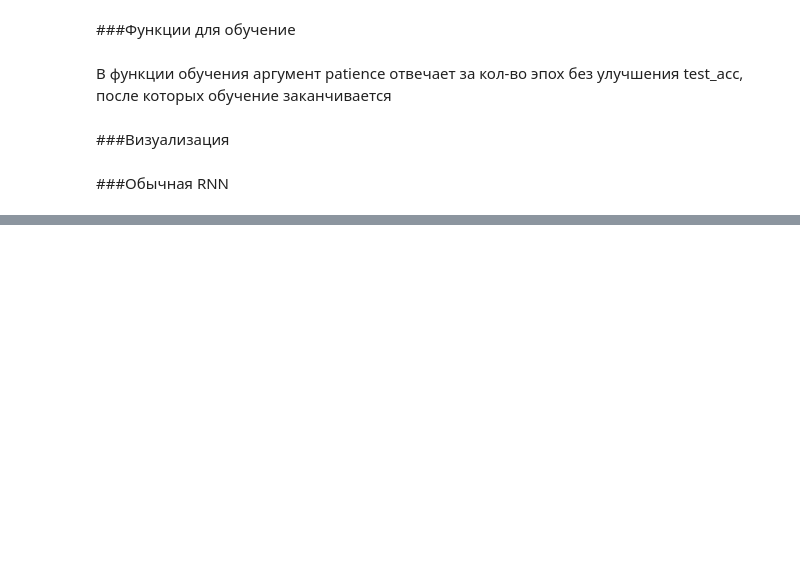
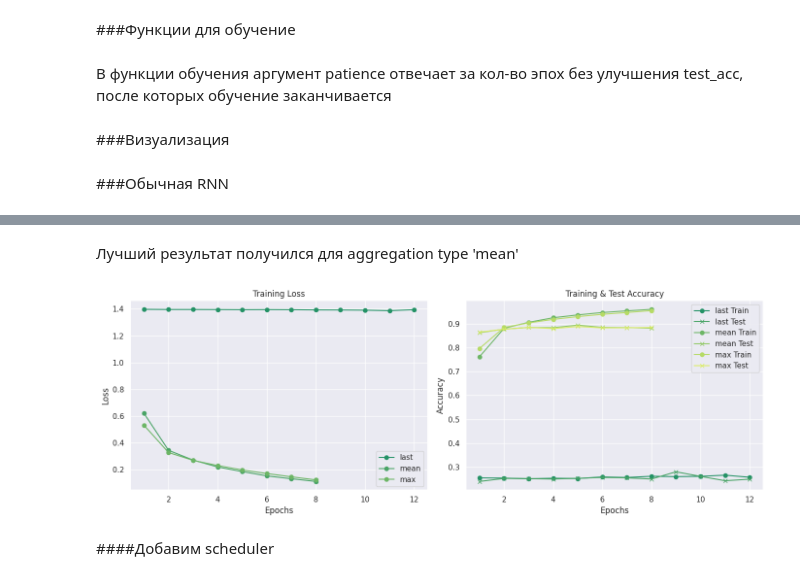
Before and after one commit to kovzanok/ml2, a Jupyter notebook: HW_text_classification.ipynb, the cells around one changed output, grey strips where cells are left out. Drawn from its saved outputs; the diff is of its cells as text; code cells hidden in the pictures; blank space fills up the shorter version.

```diff
--- a/HW_text_classification.ipynb
+++ b/HW_text_classification.ipynb
@@ -367,0 +372,6 @@ class SimpleRNN(nn.Module):
+# %%
+model = SimpleRNN(vocab_size=len(vocab))
+model = model.to(device)
+criterion = CrossEntropyLoss()
+optimizer = Adam(model.parameters())
+history = train(model, criterion, optimizer, train_dataloader, eval_dataloader, epochs=15)
@@ -367,0 +397,5 @@ class SimpleRNN(nn.Module):
+# %%
+mean_agg_model = SimpleRNN(vocab_size=len(vocab),aggregation_type='mean').to(device)
+criterion = CrossEntropyLoss()
+optimizer = Adam(mean_agg_model.parameters())
+mean_history = train(mean_agg_model, criterion, optimizer, train_dataloader, eval_dataloader, epochs=15)
@@ -367,0 +416,5 @@ class SimpleRNN(nn.Module):
+# %%
+max_agg_model = SimpleRNN(vocab_size=len(vocab),aggregation_type='max').to(device)
+criterion = CrossEntropyLoss()
+optimizer = Adam(max_agg_model.parameters())
+max_history = train(max_agg_model, criterion, optimizer, train_dataloader, eval_dataloader, epochs=15)
@@ -367,0 +435,13 @@ class SimpleRNN(nn.Module):
+# %% [markdown]
+Лучший результат получился для aggregation type 'mean'
+# %%
+histories = {'last': {'loss': history[0], **history[1] },
+             'mean': {'loss': mean_history[0], **mean_history[1] },
+             'max': {'loss': max_history[0], **max_history[1] },
+            }
+
+plot_multiple_histories(histories)
+# %% [output]
+[figure, added]
+# %% [markdown]
+####Добавим scheduler
```
Also changed, not shown: parts of 34 cells of this notebook.
